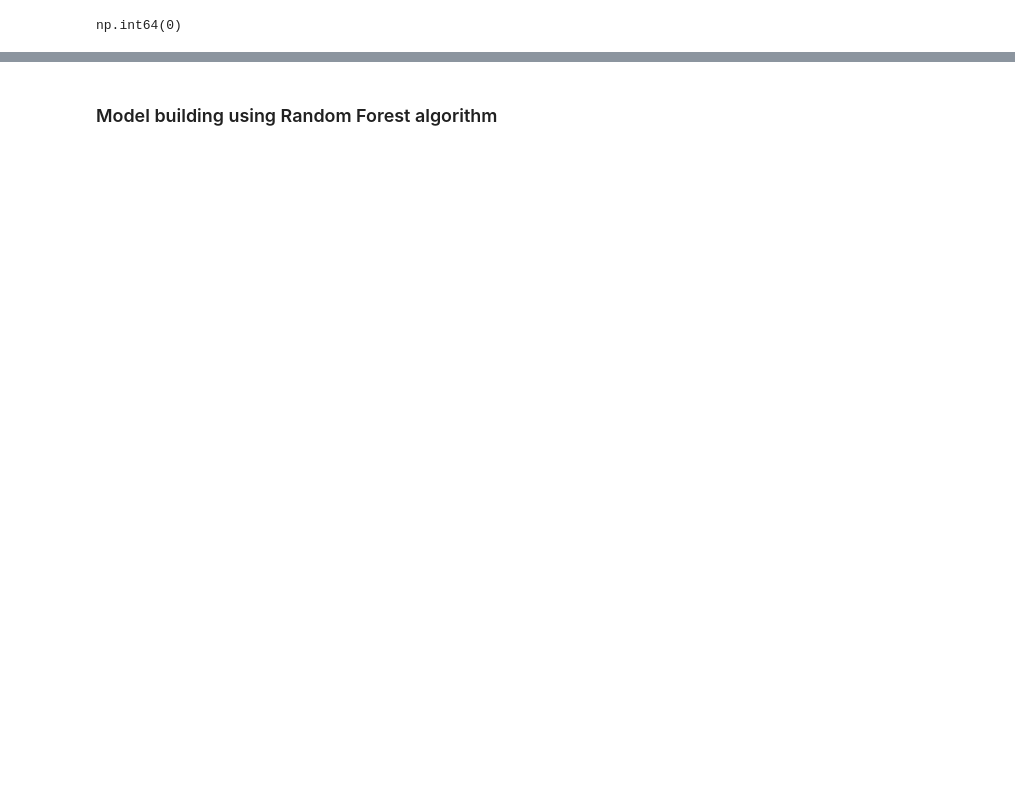
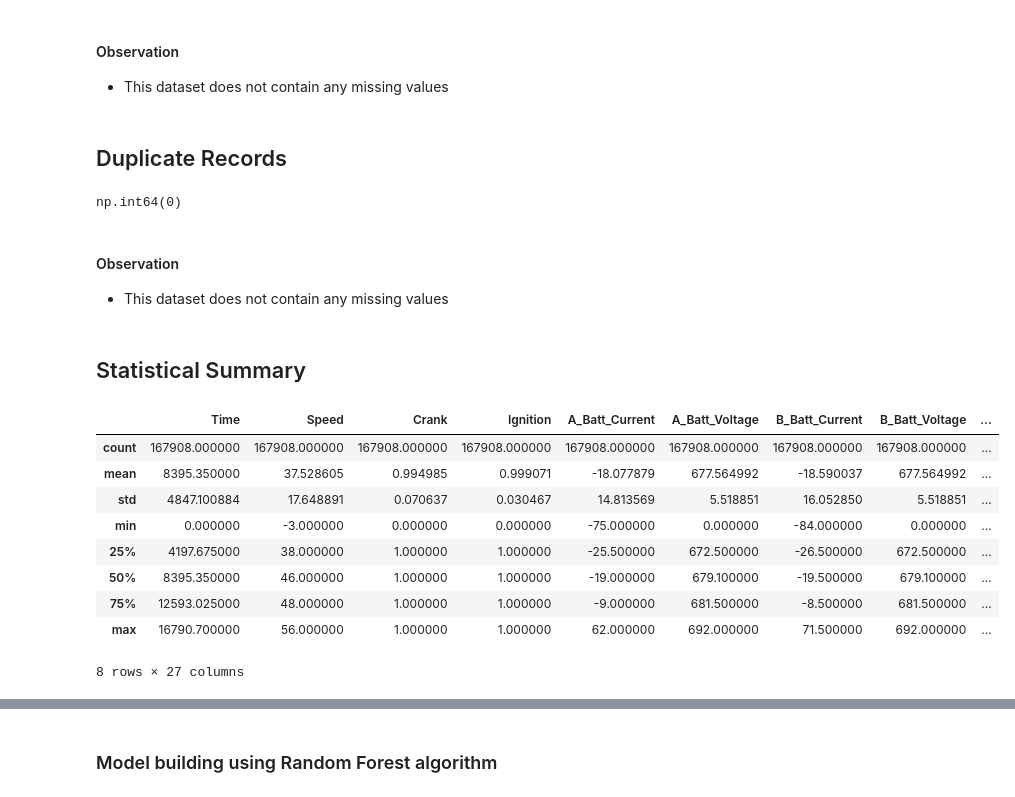
Before and after one commit to Shrawani-DS/ev-intelligence-system, a Jupyter notebook: notebook/ev_analysis.ipynb, the cells around one changed output, grey strips where cells are left out. Drawn from its saved outputs; the diff is of its cells as text; code cells hidden in the pictures; blank space fills up the shorter version.

```diff
--- a/notebook/ev_analysis.ipynb
+++ b/notebook/ev_analysis.ipynb
@@ -66,2 +101,8 @@ Odo                        167908
 dtype: int64
+# %% [markdown]
+#### Observation
+
+- This dataset does not contain any missing values
+# %% [markdown]
+## Duplicate Records
 # %%
@@ -69,3 +109,22 @@ dtype: int64
 df.duplicated().sum()
 # %% [output]
 np.int64(0)
+# %% [markdown]
+#### Observation
+
+- This dataset does not contain any missing values
+# %% [markdown]
+## Statistical Summary
+# %%
+df.describe()
+# %% [output]
+|  | Time | Speed | Crank | Ignition | A_Batt_Current | A_Batt_Voltage | B_Batt_Current | B_Batt_Voltage | ... |
+| count | 167908.000000 | 167908.000000 | 167908.000000 | 167908.000000 | 167908.000000 | 167908.000000 | 167908.000000 | 167908.000000 | ... |
+| mean | 8395.350000 | 37.528605 | 0.994985 | 0.999071 | -18.077879 | 677.564992 | -18.590037 | 677.564992 | ... |
+| std | 4847.100884 | 17.648891 | 0.070637 | 0.030467 | 14.813569 | 5.518851 | 16.052850 | 5.518851 | ... |
+| min | 0.000000 | -3.000000 | 0.000000 | 0.000000 | -75.000000 | 0.000000 | -84.000000 | 0.000000 | ... |
+| 25% | 4197.675000 | 38.000000 | 1.000000 | 1.000000 | -25.500000 | 672.500000 | -26.500000 | 672.500000 | ... |
+| 50% | 8395.350000 | 46.000000 | 1.000000 | 1.000000 | -19.000000 | 679.100000 | -19.500000 | 679.100000 | ... |
+| 75% | 12593.025000 | 48.000000 | 1.000000 | 1.000000 | -9.000000 | 681.500000 | -8.500000 | 681.500000 | ... |
+| max | 16790.700000 | 56.000000 | 1.000000 | 1.000000 | 62.000000 | 692.000000 | 71.500000 | 692.000000 | ... |
+8 rows × 27 columns
```
Also changed, not shown: parts of 63 cells of this notebook, 3 other files.
